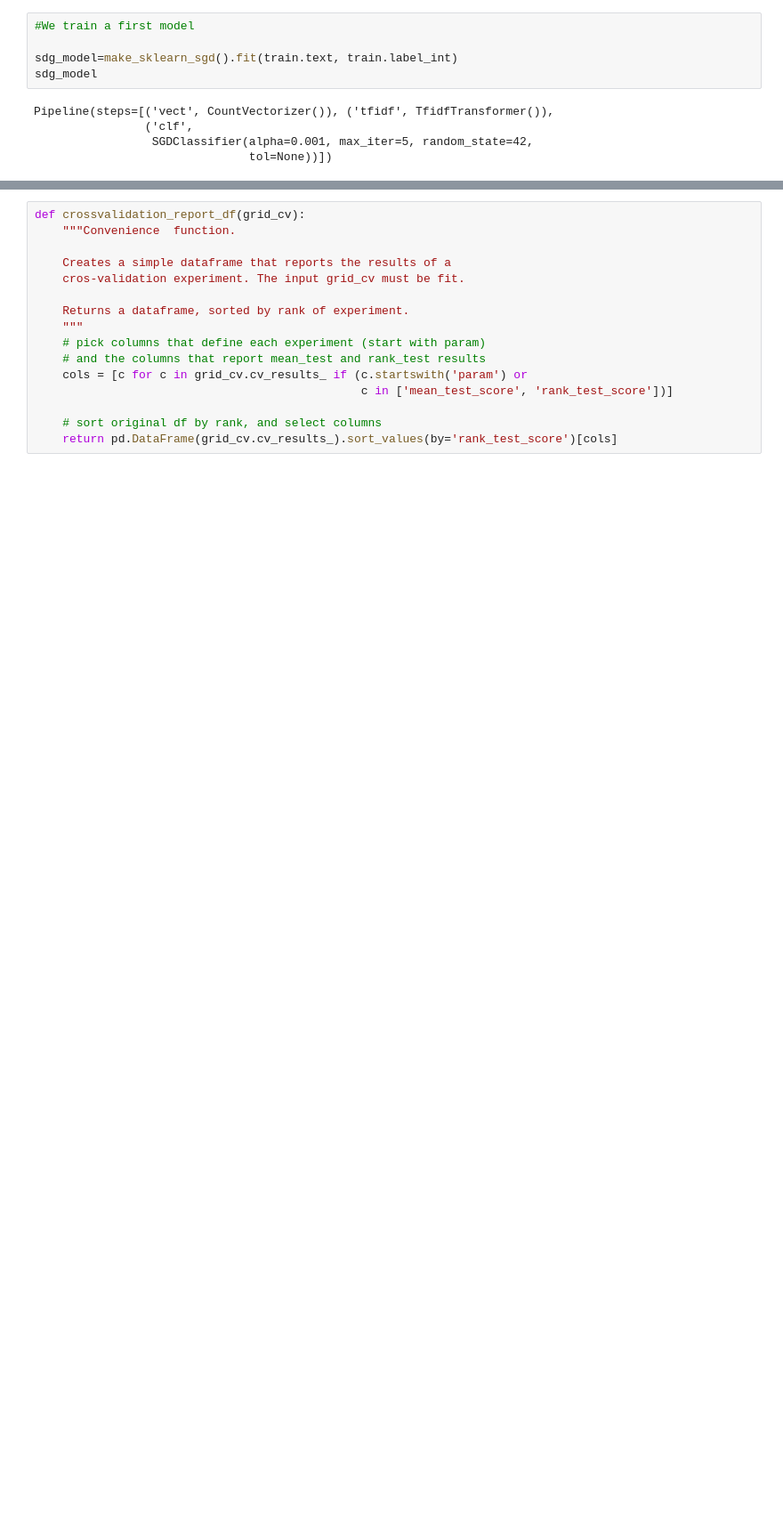
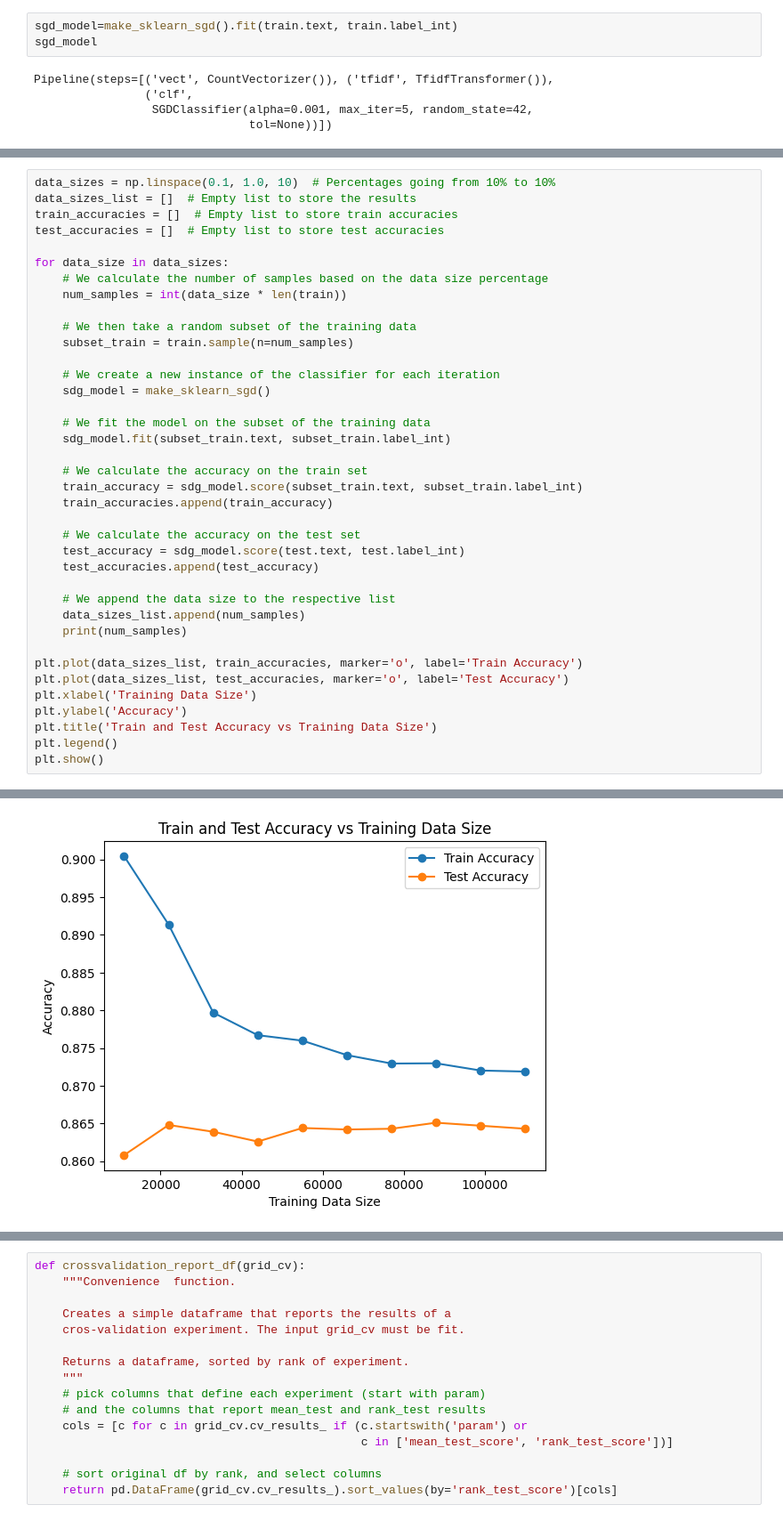
Before and after one commit to ATB1999/AdvancedAI_NLP_Assignment, a Jupyter notebook: Assignment.ipynb, the cells around one changed output, grey strips where cells are left out. Shown at 89% size. Saved outputs shown, nothing was run; the diff lists cells and outputs as text; blank space fills up the shorter version.

```diff
--- a/Assignment.ipynb
+++ b/Assignment.ipynb
@@ -317,8 +371,6 @@ As we can see, the model has considerable levels of precision and recall, specia
 # %%
-#We train a first model
-
-sdg_model=make_sklearn_sgd().fit(train.text, train.label_int)
-sdg_model
+sgd_model=make_sklearn_sgd().fit(train.text, train.label_int)
+sgd_model
 # %% [output]
 Pipeline(steps=[('vect', CountVectorizer()), ('tfidf', TfidfTransformer()),
                 ('clf',
@@ -343,0 +399,39 @@ weighted avg       0.86      0.86      0.86     10000
+# %%
+data_sizes = np.linspace(0.1, 1.0, 10)  # Percentages going from 10% to 10%
+data_sizes_list = []  # Empty list to store the results
+train_accuracies = []  # Empty list to store train accuracies
+test_accuracies = []  # Empty list to store test accuracies
+
+for data_size in data_sizes:
+    # We calculate the number of samples based on the data size percentage
+    num_samples = int(data_size * len(train))
+
+    # We then take a random subset of the training data
+    subset_train = train.sample(n=num_samples)
+
+    # We create a new instance of the classifier for each iteration
+    sdg_model = make_sklearn_sgd()
+
+    # We fit the model on the subset of the training data
+    sdg_model.fit(subset_train.text, subset_train.label_int)
+
+    # We calculate the accuracy on the train set
+    train_accuracy = sdg_model.score(subset_train.text, subset_train.label_int)
+    train_accuracies.append(train_accuracy)
+
+    # We calculate the accuracy on the test set
+    test_accuracy = sdg_model.score(test.text, test.label_int)
+    test_accuracies.append(test_accuracy)
+
+    # We append the data size to the respective list
+    data_sizes_list.append(num_samples)
+    print(num_samples)
+
+plt.plot(data_sizes_list, train_accuracies, marker='o', label='Train Accuracy')
+plt.plot(data_sizes_list, test_accuracies, marker='o', label='Test Accuracy')
+plt.xlabel('Training Data Size')
+plt.ylabel('Accuracy')
+plt.title('Train and Test Accuracy vs Training Data Size')
+plt.legend()
+plt.show()
+# %% [output]
@@ -343,0 +448 @@ weighted avg       0.86      0.86      0.86     10000
+[figure, added]
```
Also changed, not shown: parts of 111 cells of this notebook, 2 other files.
